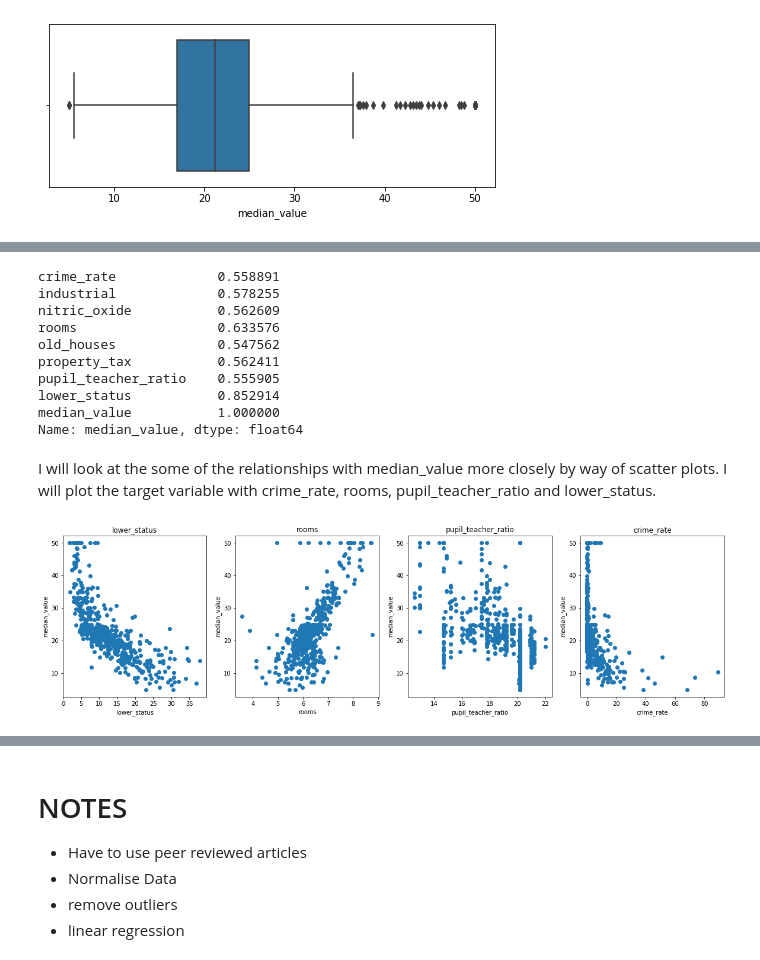
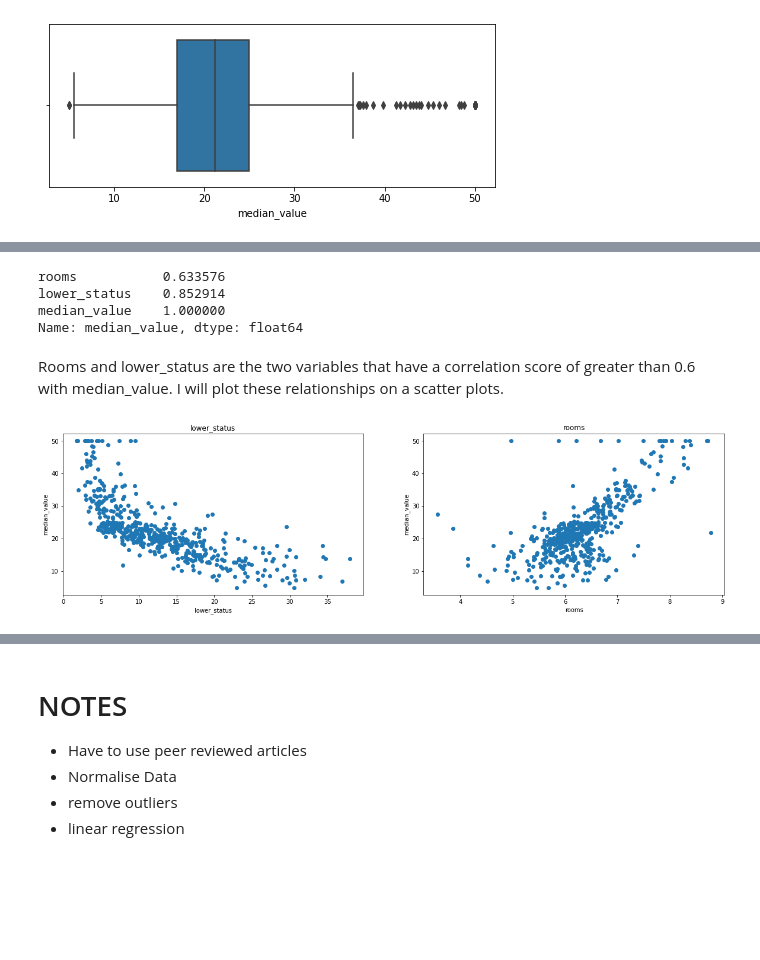
Before and after one commit to beccycole/AppliedStatisticsProject, a Jupyter notebook: Boston Housing Dataset - Linear Regression.ipynb, the cells around one changed output, grey strips where cells are left out. Saved outputs shown, nothing was run; the diff lists cells and outputs as text; code cells hidden in the pictures; blank space fills up the shorter version.

```diff
--- a/Boston Housing Dataset - Linear Regression.ipynb
+++ b/Boston Housing Dataset - Linear Regression.ipynb
@@ -268,40 +277,35 @@ sns.heatmap(cor, annot=False, cmap=plt.cm.Blues)
 cor_target = abs(cor["median_value"])
 
 # Selecting highly correlated features
-relevant_features = cor_target[cor_target>0.54]
-# print the features that are correlated to median_value
+relevant_features = cor_target[cor_target>0.6]
+
+# print the relevant_features
 relevant_features
 # %% [output]
-crime_rate             0.558891
-industrial             0.578255
-nitric_oxide           0.562609
-rooms                  0.633576
-old_houses             0.547562
-property_tax           0.562411
-pupil_teacher_ratio    0.555905
-lower_status           0.852914
-median_value           1.000000
+rooms           0.633576
+lower_status    0.852914
+median_value    1.000000
 Name: median_value, dtype: float64
-# %% [markdown]
-I will look at the some of the relationships with median_value more closely by way of scatter plots. I will plot the target variable with crime_rate, rooms, pupil_teacher_ratio and lower_status.
+# %% [markdown]
+Rooms and lower_status are the two variables that have a correlation score of greater than 0.6 with median_value. I will plot these relationships on a scatter plots.
 # %%
 # set plot size
 plt.figure(figsize=(20, 5))
 
 # assign variables
-features = ['lower_status', 'rooms', 'pupil_teacher_ratio', 'crime_rate']
+features = ['lower_status', 'rooms']
 target = boston['median_value']
 
 # plot each feature with target variable
 for i, col in enumerate(features):
     plt.subplot(1, len(features) , i+1)
     x = boston[col]
     y = target
     plt.scatter(x, y, marker='o')
     plt.title(col)
     plt.xlabel(col)
     plt.ylabel('median_value')
 # %% [output]
-[figure, old version]
+[figure, new version]
 # %% [markdown]
 ## Overview of Correlation
```
Also changed, not shown: parts of 44 cells of this notebook.
